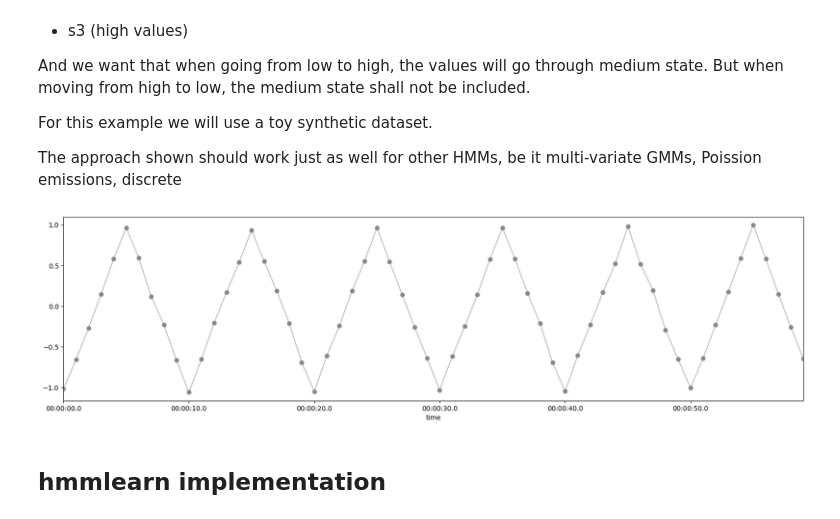
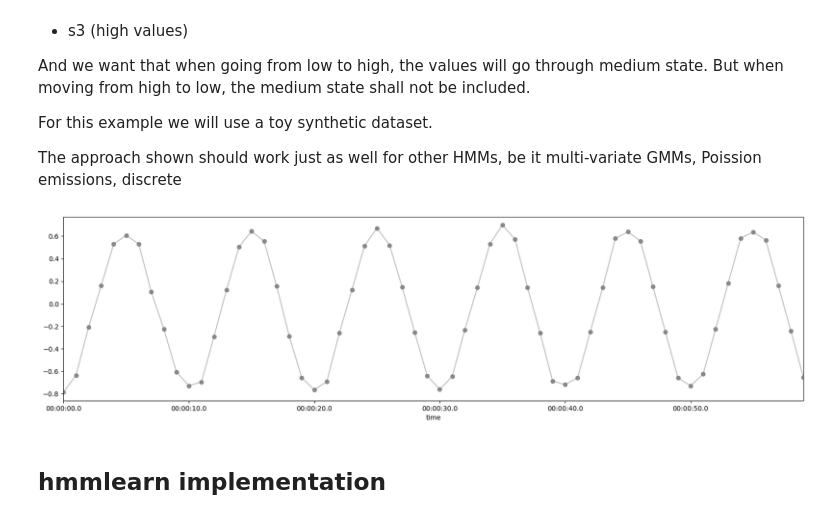
Before and after one commit to jonnor/machinehearing, a Jupyter notebook: handson/constrained-hmm/ConstrainedHMM.ipynb, the cells around one changed output. Drawn from its saved outputs; the diff is of its cells as text; code cells hidden in the pictures.

```diff
--- a/handson/constrained-hmm/ConstrainedHMM.ipynb
+++ b/handson/constrained-hmm/ConstrainedHMM.ipynb
@@ -29,7 +29,10 @@ def triangle(freq, duration, samplerate, phase=0.5):
 
     t = numpy.arange(samplerate*duration)
     triangle = scipy.signal.sawtooth(2*numpy.pi*freq*(t/samplerate), phase)
-    return triangle, t
+
+    clipped = numpy.clip(triangle, -0.7, 0.7)
+
+    return clipped, t
 
 def make_series(shape='triangle', period='10sec', freq='1sec', duration='1min'):
     period = pandas.Timedelta(period)
@@ -44,34 +47,34 @@ def make_series(shape='triangle', period='10sec', freq='1sec', duration='1min'):
         raise ValueError(f"Unknown shape '{shape}'")
     y, t = w
     y = y + (-.1 * numpy.random.random(size=len(y)) )
     #y = 0
     t = pandas.to_timedelta(t, unit='s')
     s = pandas.Series(y, index=t)
     s.index.name = 'time'
     return s
 
 def plot_data(X, states=None, title=''):
     fig, ax = plt.subplots(1, figsize=(20, 5))
     fig.suptitle(title)
 
     # Plot data
     X.plot(ax=ax, marker='o', ls='none', color='grey', alpha=0.9)
     X.plot(ax=ax, ls='-', alpha=0.5, color='grey')
 
     # Plot states
     # FIXME: use one color per state
     if states is not None:
         ax2 = ax.twinx()
         n_states = len(numpy.unique(states))
         for s_no in range(n_states):
             sub = states[states == s_no]
             sub.plot(ax=ax2,ls='none', marker='o', ms=5, label=f's{s_no}')
         ax2.legend()
 
 X = make_series(period='10sec')
 plot_data(X)
 # %% [output]
-[figure, old version]
+[figure, new version]
 # %% [markdown]
 ## hmmlearn implementation
 # %%
```
Also changed, not shown: parts of 5 cells of this notebook.
